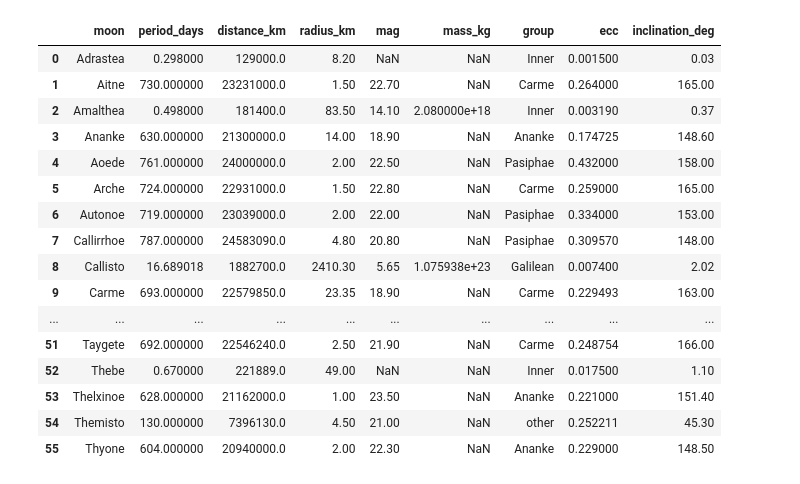
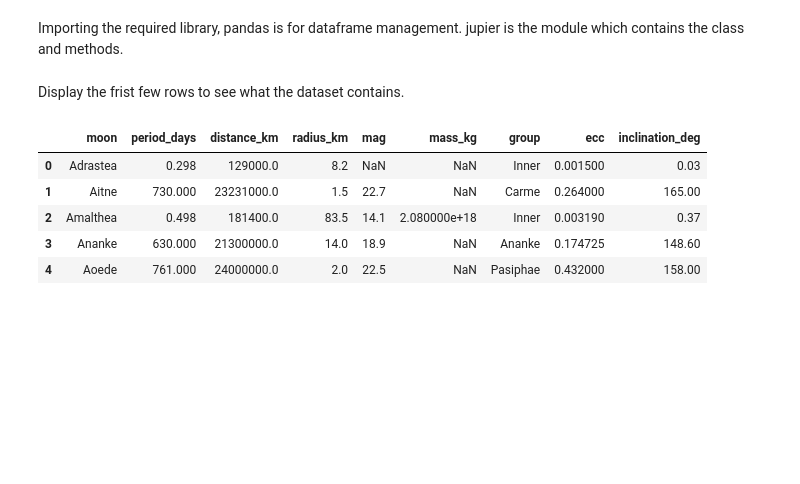
Before and after one commit to Dben2413/2023TB1assessment, a Jupyter notebook: Assessment1.ipynb, the cells around one changed output. Saved outputs shown, nothing was run; the diff lists cells and outputs as text; code cells hidden in the pictures; blank space fills up the shorter version.

```diff
--- a/Assessment1.ipynb
+++ b/Assessment1.ipynb
@@ -1,27 +1,23 @@
+# %% [markdown]
+Importing the required library, pandas is for dataframe management. jupier is the module which contains the class and methods.
 # %%
+import pandas as pd
+from jupiter import Moon
+#defining the database form and name.
 database_service = "sqlite"
 database = "jupiter.db"
 connectable = f"{database_service}:///{database}"
 query = "SELECT * FROM moons"
-import pandas as pd
-from jupiter import Moon
-a = pd.read_sql(query,connectable)
-Moon = Moon(data = a)
+#define vairable files to store the dataframe temporarily
+files = pd.read_sql(query,connectable)
-# %% [output]
-|  | moon | period_days | distance_km | radius_km | mag | mass_kg | group | ecc | inclination_deg |
-| 0 | Adrastea | 0.298000 | 129000.0 | 8.20 | NaN | NaN | Inner | 0.001500 | 0.03 |
-| 1 | Aitne | 730.000000 | 23231000.0 | 1.50 | 22.70 | NaN | Carme | 0.264000 | 165.00 |
-| 2 | Amalthea | 0.498000 | 181400.0 | 83.50 | 14.10 | 2.080000e+18 | Inner | 0.003190 | 0.37 |
-| 3 | Ananke | 630.000000 | 21300000.0 | 14.00 | 18.90 | NaN | Ananke | 0.174725 | 148.60 |
-| 4 | Aoede | 761.000000 | 24000000.0 | 2.00 | 22.50 | NaN | Pasiphae | 0.432000 | 158.00 |
-| 5 | Arche | 724.000000 | 22931000.0 | 1.50 | 22.80 | NaN | Carme | 0.259000 | 165.00 |
-| 6 | Autonoe | 719.000000 | 23039000.0 | 2.00 | 22.00 | NaN | Pasiphae | 0.334000 | 153.00 |
-| 7 | Callirrhoe | 787.000000 | 24583090.0 | 4.80 | 20.80 | NaN | Pasiphae | 0.309570 | 148.00 |
-| 8 | Callisto | 16.689018 | 1882700.0 | 2410.30 | 5.65 | 1.075938e+23 | Galilean | 0.007400 | 2.02 |
-| 9 | Carme | 693.000000 | 22579850.0 | 23.35 | 18.90 | NaN | Carme | 0.229493 | 163.00 |
-| ... | ... | ... | ... | ... | ... | ... | ... | ... | ... |
-| 51 | Taygete | 692.000000 | 22546240.0 | 2.50 | 21.90 | NaN | Carme | 0.248754 | 166.00 |
-| 52 | Thebe | 0.670000 | 221889.0 | 49.00 | NaN | NaN | Inner | 0.017500 | 1.10 |
-| 53 | Thelxinoe | 628.000000 | 21162000.0 | 1.00 | 23.50 | NaN | Ananke | 0.221000 | 151.40 |
-| 54 | Themisto | 130.000000 | 7396130.0 | 4.50 | 21.00 | NaN | other | 0.252211 | 45.30 |
-| 55 | Thyone | 604.000000 | 20940000.0 | 2.00 | 22.30 | NaN | Ananke | 0.229000 | 148.50 |
+# %% [markdown]
+Display the frist few rows to see what the dataset contains.
+# %%
+files.head()
+# %% [output]
+|  | moon | period_days | distance_km | radius_km | mag | mass_kg | group | ecc | inclination_deg |
+| 0 | Adrastea | 0.298 | 129000.0 | 8.2 | NaN | NaN | Inner | 0.001500 | 0.03 |
+| 1 | Aitne | 730.000 | 23231000.0 | 1.5 | 22.7 | NaN | Carme | 0.264000 | 165.00 |
+| 2 | Amalthea | 0.498 | 181400.0 | 83.5 | 14.1 | 2.080000e+18 | Inner | 0.003190 | 0.37 |
+| 3 | Ananke | 630.000 | 21300000.0 | 14.0 | 18.9 | NaN | Ananke | 0.174725 | 148.60 |
+| 4 | Aoede | 761.000 | 24000000.0 | 2.0 | 22.5 | NaN | Pasiphae | 0.432000 | 158.00 |
```
Also changed, not shown: parts of 18 cells of this notebook, 1 other file.
